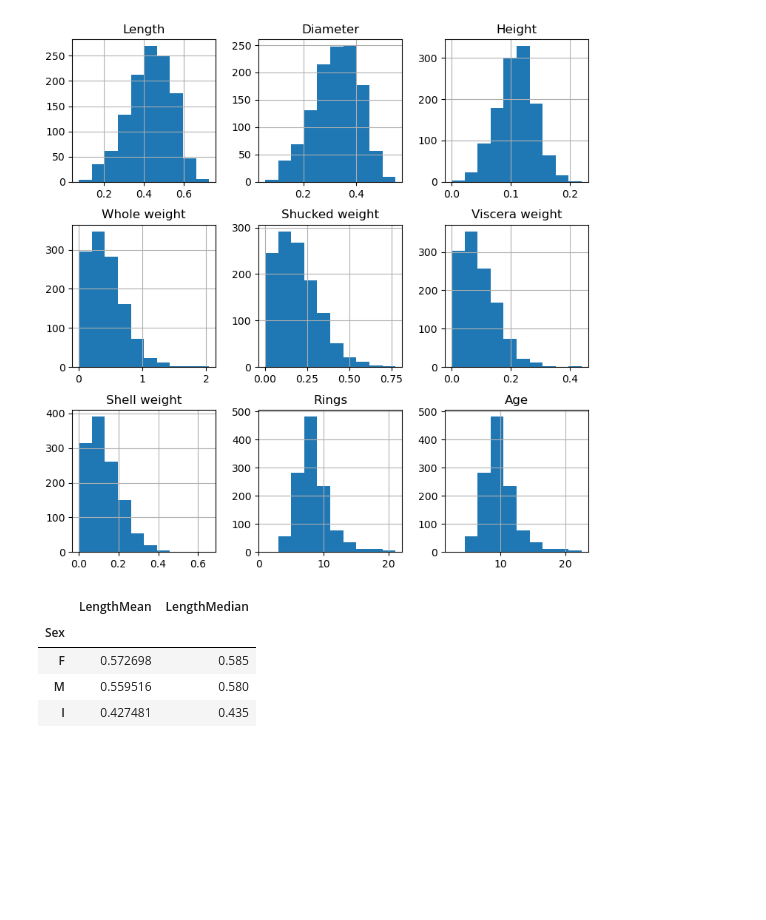
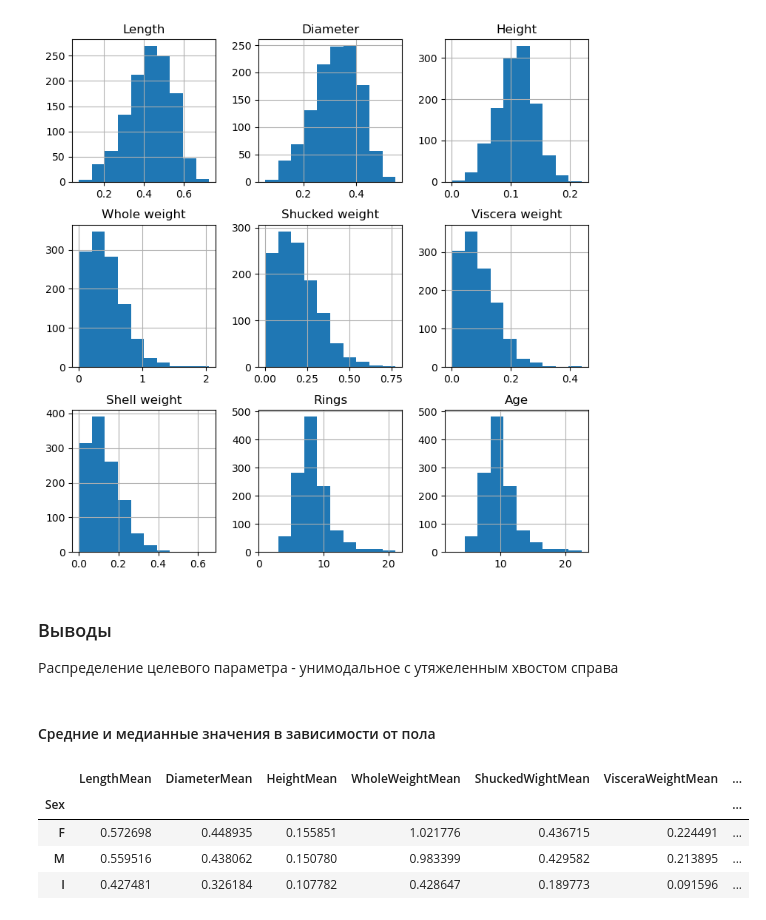
Before and after one commit to zinkin-s/eda_and_dev_tools, a Jupyter notebook: eda.ipynb, the cells around one changed output. Saved outputs shown, nothing was run; the diff lists cells and outputs as text; code cells hidden in the pictures; blank space fills up the shorter version.

```diff
--- a/eda.ipynb
+++ b/eda.ipynb
@@ -138,9 +140,10 @@ memory usage: 307.4+ KB
 df_clean.Sex.unique()
 # %% [output]
 array(['M', 'F', 'I', 'f'], dtype=object)
+# %%
+df_clean.reset_index(drop=True, inplace=True)
 # %%
-df_clean['Sex']= df_clean['Sex'].apply(lambda x: 'F' if x == 'f' else x)
-df_clean.Sex.unique()
+df_clean['Sex']= df_clean['Sex'].str.replace('f', 'F')
 # %% [output]
 A value is trying to be set on a copy of a slice from a DataFrame.
 Try using .loc[row_indexer,col_indexer] = value instead
@@ -162,7 +155,7 @@ df_clean.shape
 # %% [output]
 (3935, 9)
 # %%
-df_clean['Age'] = df['Rings'].apply(lambda x: x + 1.5)
+df_clean['Age'] = df_clean['Rings'].apply(lambda x: x+1.5)
 df_clean.head()
 # %% [output]
 A value is trying to be set on a copy of a slice from a DataFrame.
@@ -206,14 +201,26 @@ df_clean[df_clean['Sex']=='I'].hist(ax=ax)
 plt.show()
 # %% [output]
 [figure]
+# %% [markdown]
+### Выводы
+
+Распределение целевого параметра - унимодальное с утяжеленным хвостом справа
+# %% [markdown]
+#### Средние и медианные значения в зависимости от пола
 # %%
 df_clean.groupby('Sex').agg(
     LengthMean=('Length', 'mean'),
-    LengthMedian=('Length', 'median')
+    DiameterMean=('Diameter', 'mean'),
+    HeightMean=('Height', 'mean'),
+    WholeWeightMean=('Whole weight', 'mean'),
+    ShuckedWightMean=('Shucked weight', 'mean'),
+    VisceraWeightMean=('Viscera weight', 'mean'),
+    ShellWeightMean=('Shell weight', 'mean'),
+    AgeMean=('Age', 'mean')
 ).sort_values('LengthMean', ascending=False)
 # %% [output]
-|  | LengthMean | LengthMedian |
-| Sex |  |  |
-| F | 0.572698 | 0.585 |
-| M | 0.559516 | 0.580 |
-| I | 0.427481 | 0.435 |
+|  | LengthMean | DiameterMean | HeightMean | WholeWeightMean | ShuckedWightMean | VisceraWeightMean | ... |
+| Sex |  |  |  |  |  |  | ... |
+| F | 0.572698 | 0.448935 | 0.155851 | 1.021776 | 0.436715 | 0.224491 | ... |
+| M | 0.559516 | 0.438062 | 0.150780 | 0.983399 | 0.429582 | 0.213895 | ... |
+| I | 0.427481 | 0.326184 | 0.107782 | 0.428647 | 0.189773 | 0.091596 | ... |
```
Also changed, not shown: parts of 34 cells of this notebook, 1 other file.
